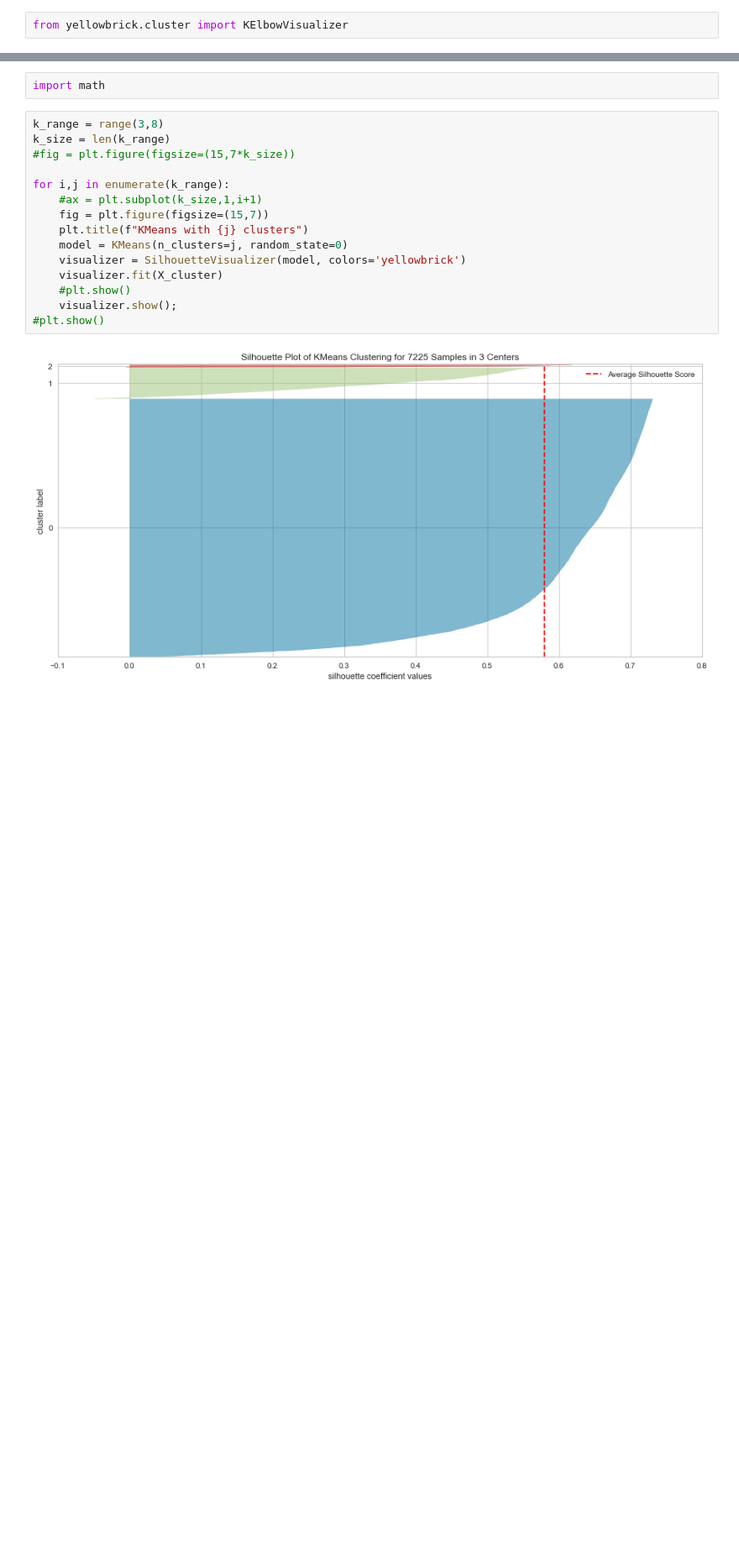
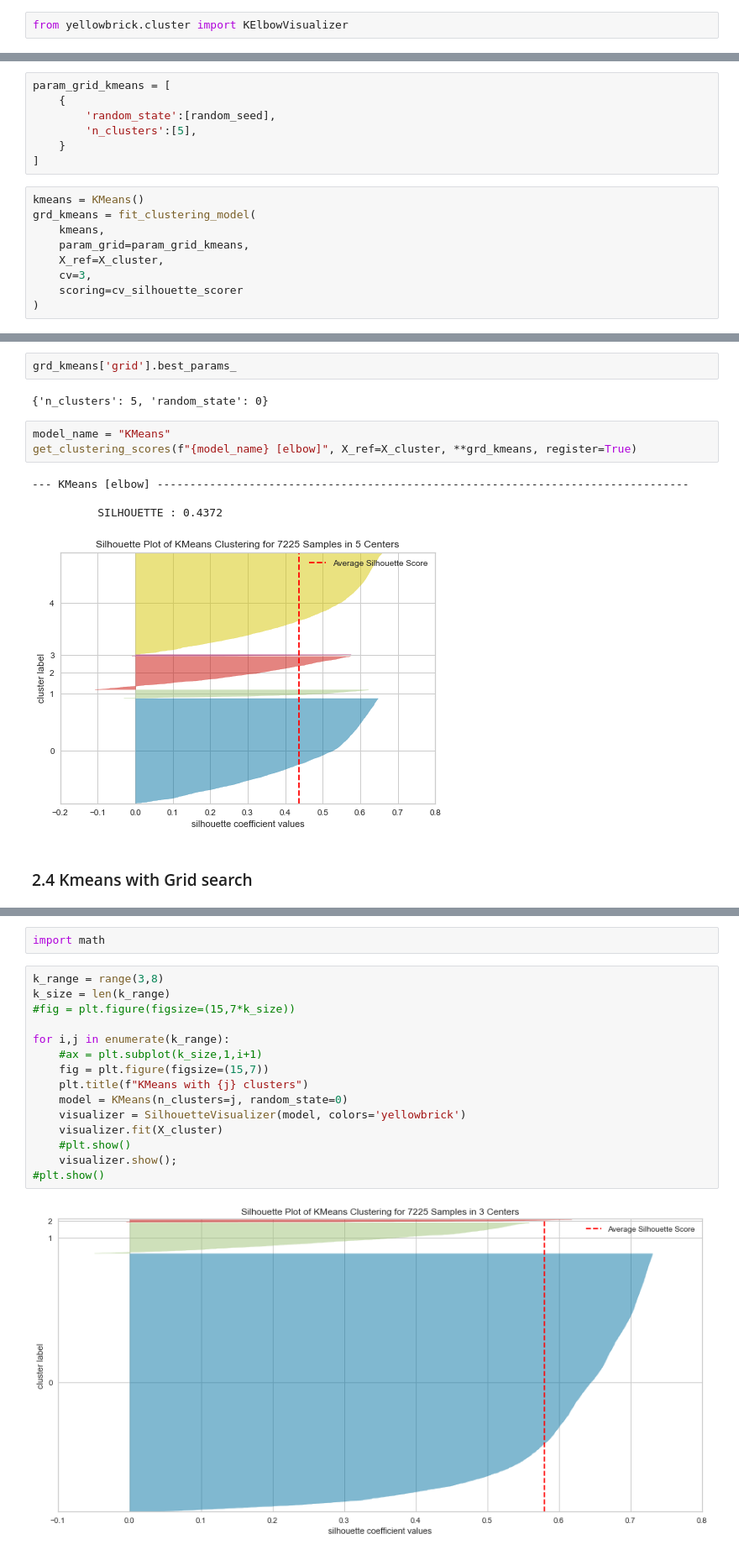
Before and after one commit to Valkea/OC_AI_05, a Jupyter notebook: 02_Clustering.ipynb, the cells around one changed output, grey strips where cells are left out. Shown at 84% size. Cells and saved outputs as stored; diff of their text form; blank space fills up the shorter version.

```diff
--- a/02_Clustering.ipynb
+++ b/02_Clustering.ipynb
@@ -639,0 +756,16 @@ visualizer.show();       # Finalize and render the figure
+# %%
+param_grid_kmeans = [
+    {
+        'random_state':[random_seed],
+        'n_clusters':[5],
+    }
+]
+# %%
+kmeans = KMeans()
+grd_kmeans = fit_clustering_model(
+    kmeans,
+    param_grid=param_grid_kmeans,
+    X_ref=X_cluster,
+    cv=3,
+    scoring=cv_silhouette_scorer
+)
@@ -639,0 +785,14 @@ visualizer.show();       # Finalize and render the figure
+# %%
+grd_kmeans['grid'].best_params_
+# %% [output]
+{'n_clusters': 5, 'random_state': 0}
+# %%
+model_name = "KMeans"
+get_clustering_scores(f"{model_name} [elbow]", X_ref=X_cluster, **grd_kmeans, register=True)
+# %% [output]
+--- KMeans [elbow] ---------------------------------------------------------------------------------
+
+          SILHOUETTE : 0.4372
+[figure, added]
+# %% [markdown]
+### 2.4 Kmeans with Grid search
```
Also changed, not shown: parts of 57 cells of this notebook.
